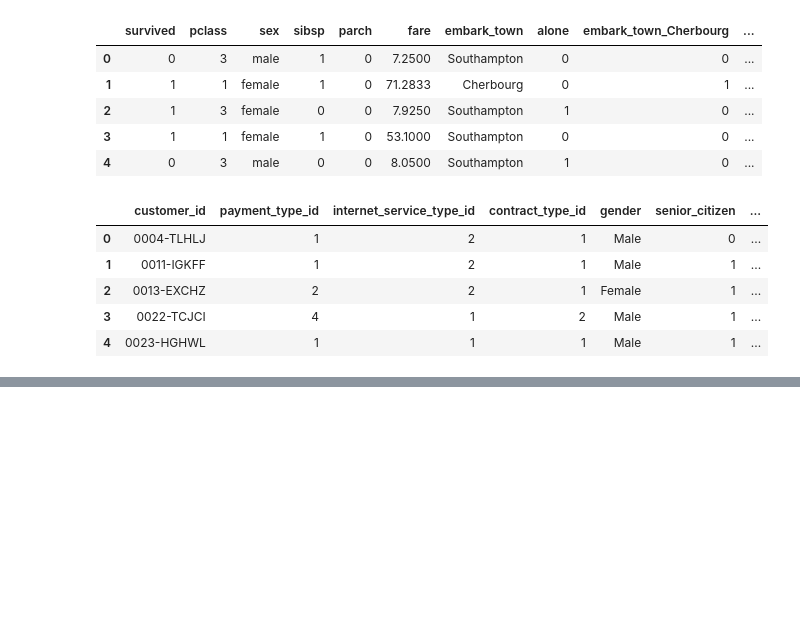
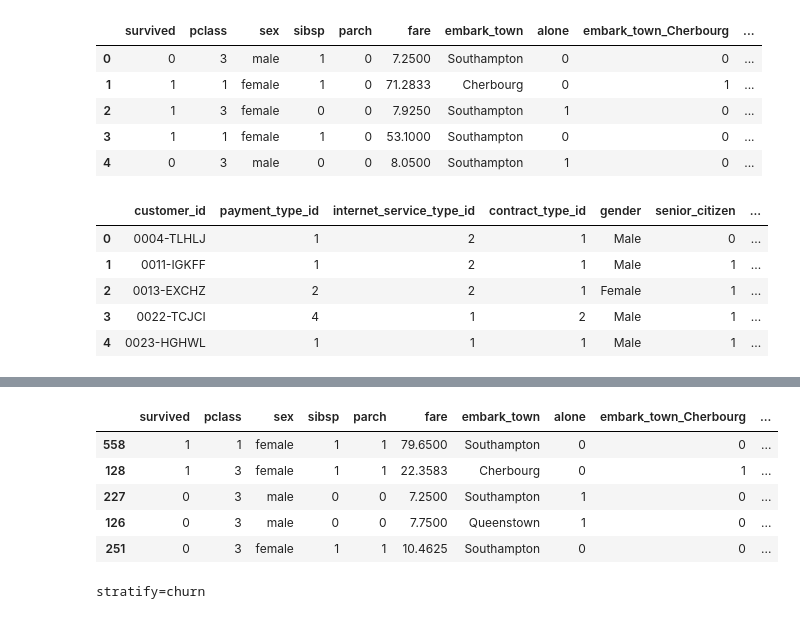
Before and after one commit to Andy-Jensen/classification-exercises, a Jupyter notebook: classification_exercises.ipynb, the cells around one changed output, grey strips where cells are left out. Drawn from its saved outputs; the diff is of its cells as text; code cells hidden in the pictures; blank space fills up the shorter version.

```diff
--- a/classification_exercises.ipynb
+++ b/classification_exercises.ipynb
@@ -475,0 +658,15 @@ telco.drop(columns=['customer_id', 'contract_type_id', 'payment_type_id'], inpla
+# %%
+titan_test.head()
+# %% [output]
+|  | survived | pclass | sex | sibsp | parch | fare | embark_town | alone | embark_town_Cherbourg | ... |
+| 558 | 1 | 1 | female | 1 | 1 | 79.6500 | Southampton | 0 | 0 | ... |
+| 128 | 1 | 3 | female | 1 | 1 | 22.3583 | Cherbourg | 0 | 1 | ... |
+| 227 | 0 | 3 | male | 0 | 0 | 7.2500 | Southampton | 1 | 0 | ... |
+| 126 | 0 | 3 | male | 0 | 0 | 7.7500 | Queenstown | 1 | 0 | ... |
+| 251 | 0 | 3 | female | 1 | 1 | 10.4625 | Southampton | 0 | 0 | ... |
+# %%
+#Run the function on the Telco dataset, returning 3 datasets, train_telco,
+#validate_telco and test_telco.
+telco_train, telco_validate, telco_test = tts(prep_telco())
+# %% [output]
+stratify=churn
```
Also changed, not shown: parts of 23 cells of this notebook, 1 other file.
